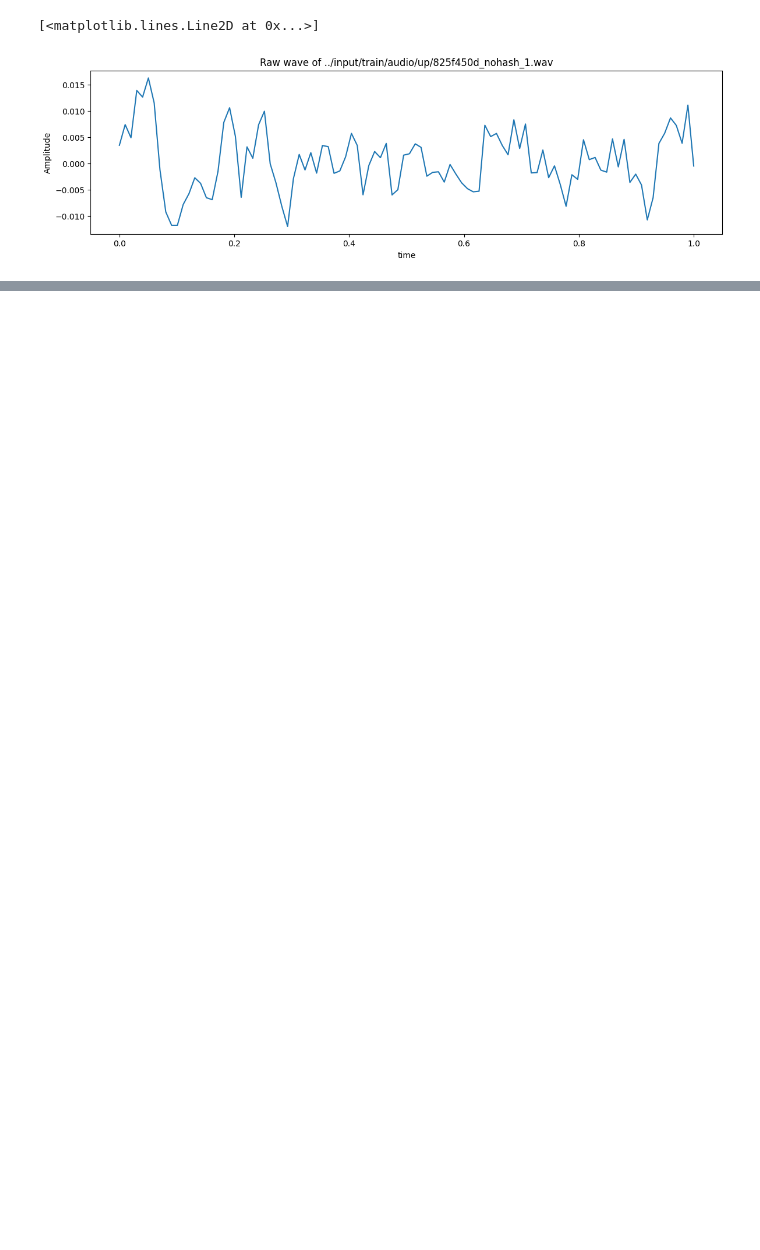
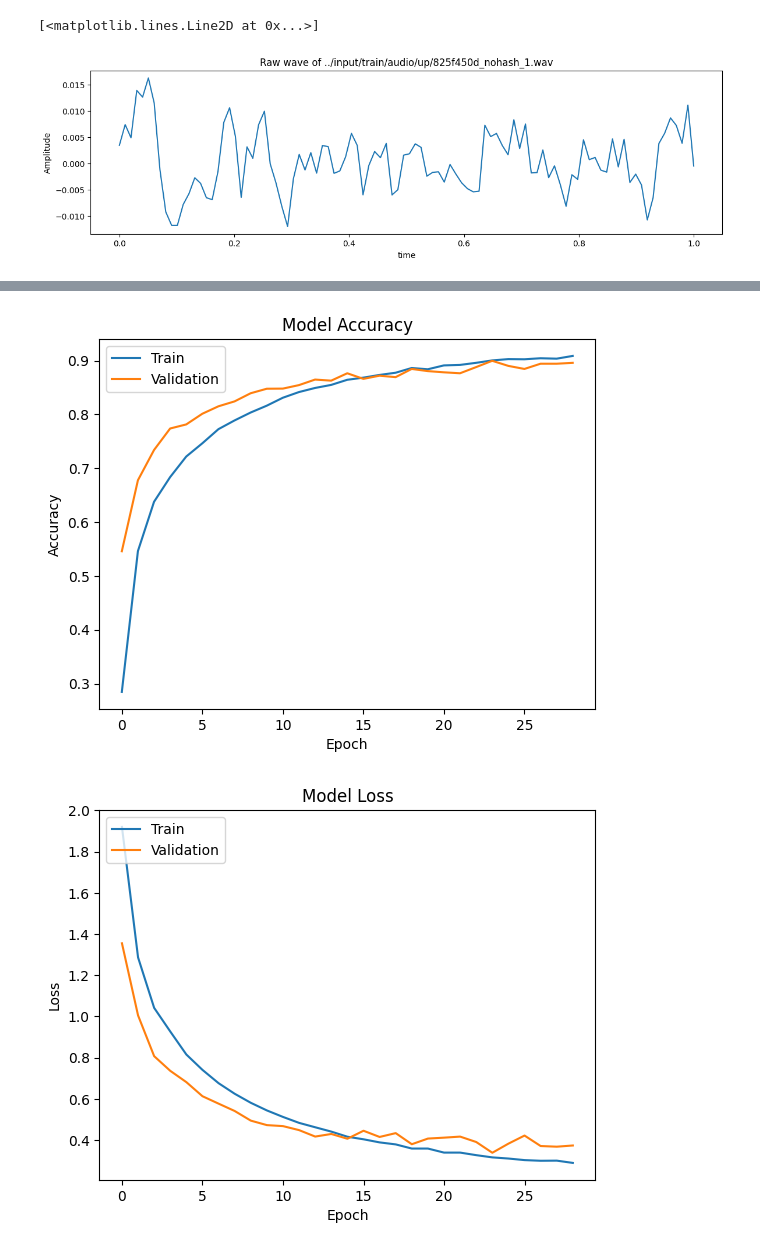
Before and after one commit to Fardous07/Speech-recognition-Using-Tensorflow, a Jupyter notebook: speech-recognition-using-tensorflow.ipynb, the cells around one changed output, grey strips where cells are left out. Cells and saved outputs as stored; diff of their text form; code cells hidden in the pictures; blank space fills up the shorter version.

Commit message:
model building

```diff
--- a/speech-recognition-using-tensorflow.ipynb
+++ b/speech-recognition-using-tensorflow.ipynb
@@ -261,0 +271,3 @@ Silence: _background_noise_
+# %%
+train_wav = train_wav.reshape(-1,8000,1)
+test_wav = test_wav.reshape(-1,8000,1)
@@ -261,0 +327,8 @@ Silence: _background_noise_
+# %%
+# Initialize the model
+model = create_model(input_shape=input_shape, num_classes=num_classes)
+
+# Compile the model
+model.compile(optimizer=tf.keras.optimizers.Adam(learning_rate=lr),
+              loss='categorical_crossentropy',
+              metrics=['accuracy'])
@@ -261,0 +359,13 @@ Silence: _background_noise_
+# %%
+from sklearn.preprocessing import LabelEncoder
+from tensorflow.keras.utils import to_categorical
+
+# Train the model
+history = model.fit(train_wav, train_label_encoded,
+                    batch_size=batch_size,
+                    epochs=epochs,
+                    validation_data=(test_wav, test_label_encoded),
+                    callbacks=[
+                        EarlyStopping(patience=5, restore_best_weights=True),
+                        ModelCheckpoint('best_model.keras', save_best_only=True)
+                    ])
@@ -261,0 +394,23 @@ Silence: _background_noise_
+# %%
+import matplotlib.pyplot as plt
+
+# Plot training and validation accuracy
+plt.plot(history.history['accuracy'])
+plt.plot(history.history['val_accuracy'])
+plt.title('Model Accuracy')
+plt.ylabel('Accuracy')
+plt.xlabel('Epoch')
+plt.legend(['Train', 'Validation'], loc='upper left')
+plt.show()
+
+# Plot training and validation loss
+plt.plot(history.history['loss'])
+plt.plot(history.history['val_loss'])
+plt.title('Model Loss')
+plt.ylabel('Loss')
+plt.xlabel('Epoch')
+plt.legend(['Train', 'Validation'], loc='upper left')
+plt.show()
+# %% [output]
+[figure, added]
+[figure, added]
```
Also changed, not shown: parts of 8 cells of this notebook.
